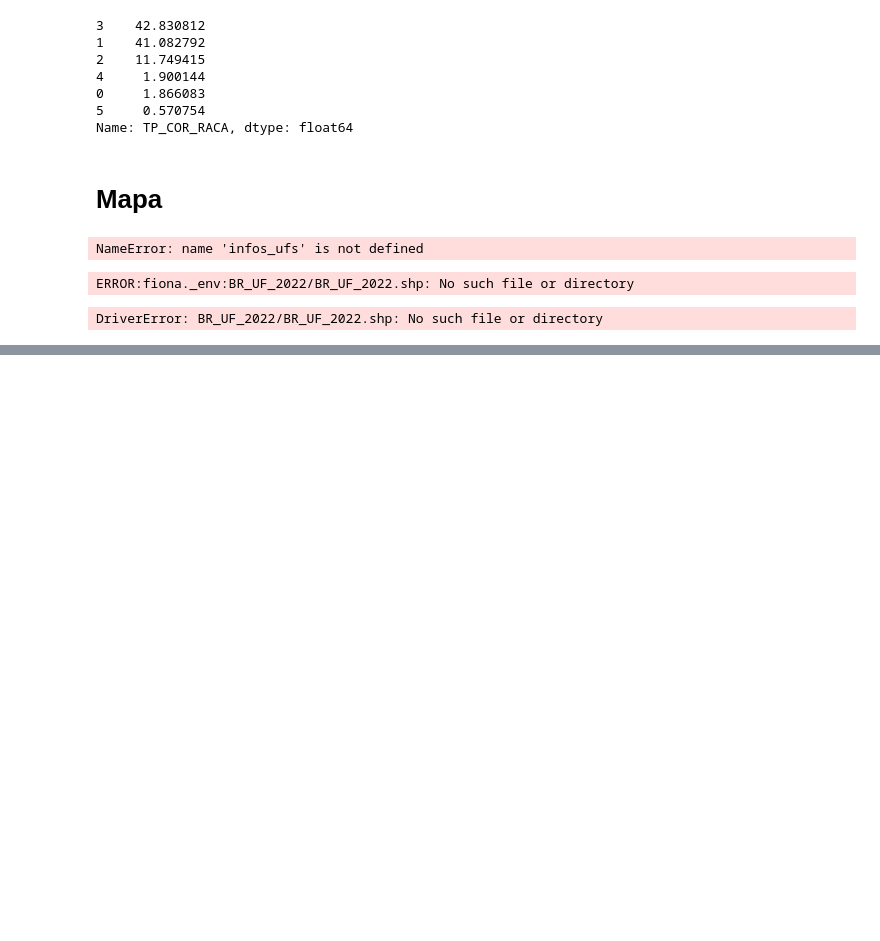
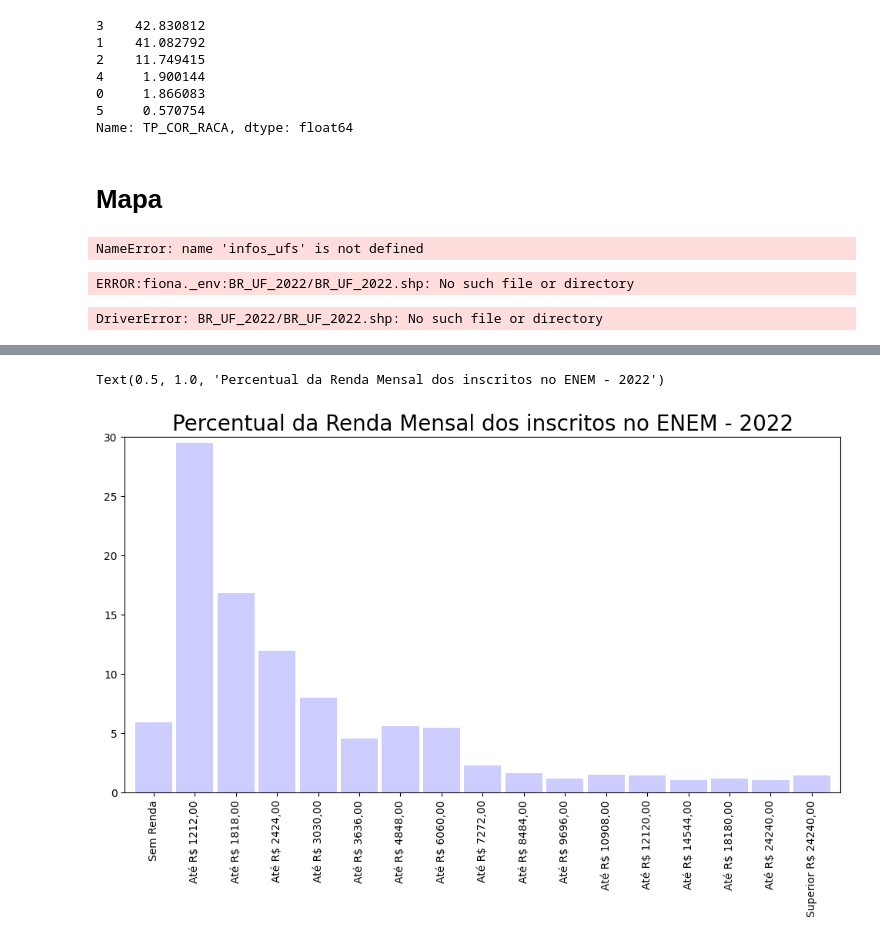
Before and after one commit to Grupo-B-Turma-2-Ada-VemSerTech/Projeto_Mod04_Ada_VemSerTech, a Jupyter notebook: Projeto.ipynb, the cells around one changed output, grey strips where cells are left out. Cells and saved outputs as stored; diff of their text form; code cells hidden in the pictures; blank space fills up the shorter version.

```diff
--- a/Projeto.ipynb
+++ b/Projeto.ipynb
@@ -390,0 +429,4 @@ DriverError: BR_UF_2022/BR_UF_2022.shp: No such file or directory
+# %%
+frequencia_renda = pd.value_counts(df_enem['RENDA_MENSAL'])
+percentual_renda = frequencia = pd.value_counts(df_enem['RENDA_MENSAL'],normalize = True)*100
+percentual_renda = percentual_renda.round(2)
@@ -390,0 +435,5 @@ DriverError: BR_UF_2022/BR_UF_2022.shp: No such file or directory
+# %%
+dist_freq_quantitativas_personalizadas = pd.DataFrame(
+    {'Frequência': frequencia_renda, 'Porcentagem (%)': percentual_renda})
+dist_freq_quantitativas_personalizadas.sort_index(ascending = True,inplace = True)
+dist_freq_quantitativas_personalizadas
@@ -390,0 +459,10 @@ DriverError: BR_UF_2022/BR_UF_2022.shp: No such file or directory
+# %%
+novos_indices = ['Superior R$ 24240,00','Até R$ 24240,00','Até R$ 18180,00',
+                'Até R$ 14544,00','Até R$ 12120,00','Até R$ 10908,00','Até R$ 9696,00',
+                'Até R$ 8484,00','Até R$ 7272,00','Até R$ 6060,00','Até R$ 4848,00',
+                'Até R$ 3636,00','Até R$ 3030,00','Até R$ 2424,00','Até R$ 1818,00',
+                'Até R$ 1212,00','Sem Renda']
+novos_indices.reverse()
+# %%
+dist_freq_quantitativas_personalizadas.index = novos_indices
+dist_freq_quantitativas_personalizadas
@@ -390,0 +488,11 @@ DriverError: BR_UF_2022/BR_UF_2022.shp: No such file or directory
+# %%
+ax = dist_freq_quantitativas_personalizadas['Porcentagem (%)'].plot.bar(
+    width=0.9,
+    color = 'blue',
+    alpha = 0.2,
+    figsize=(12,6))
+ax.set_ylim(0, 30)
+ax.set_title('Percentual da Renda Mensal dos inscritos no ENEM - 2022', fontsize=20)
+# %% [output]
+Text(0.5, 1.0, 'Percentual da Renda Mensal dos inscritos no ENEM - 2022')
+[figure, added]
```
Also changed, not shown: parts of 9 cells of this notebook.
